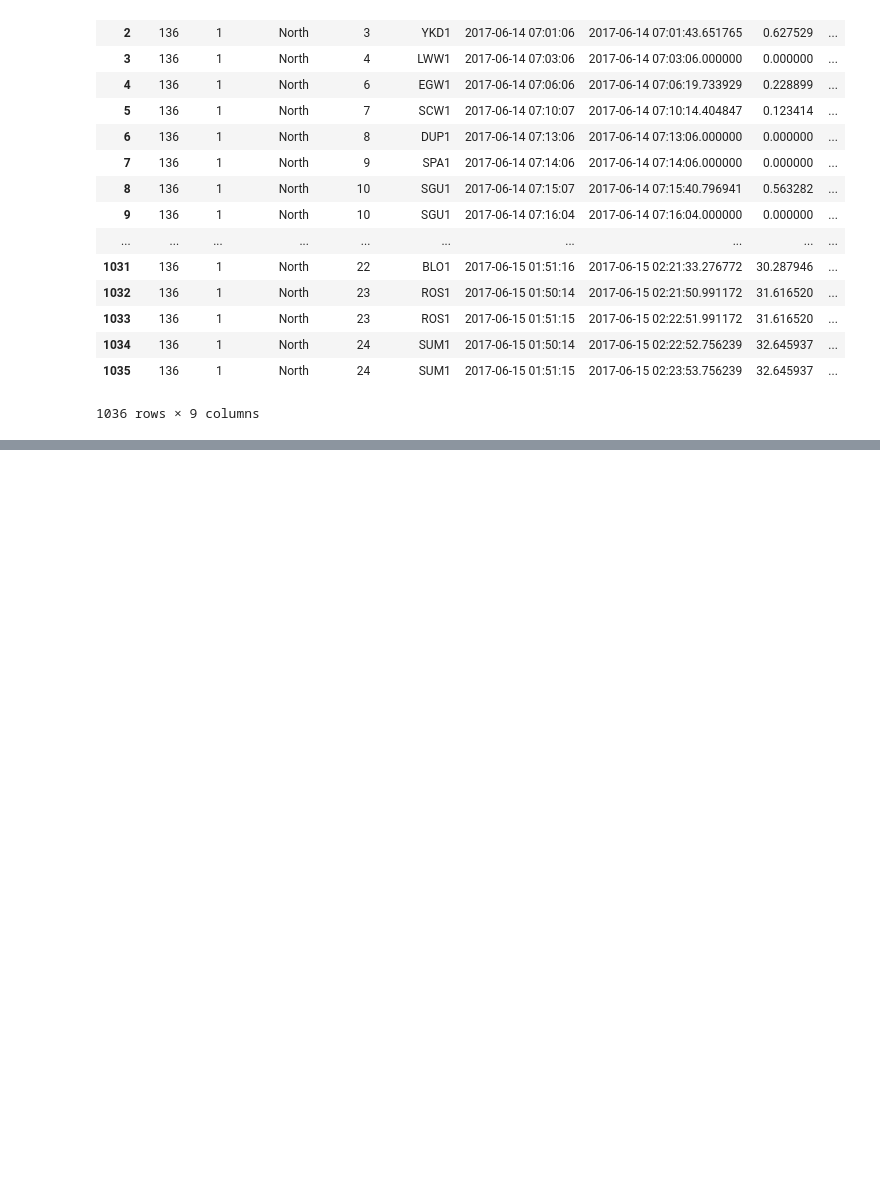
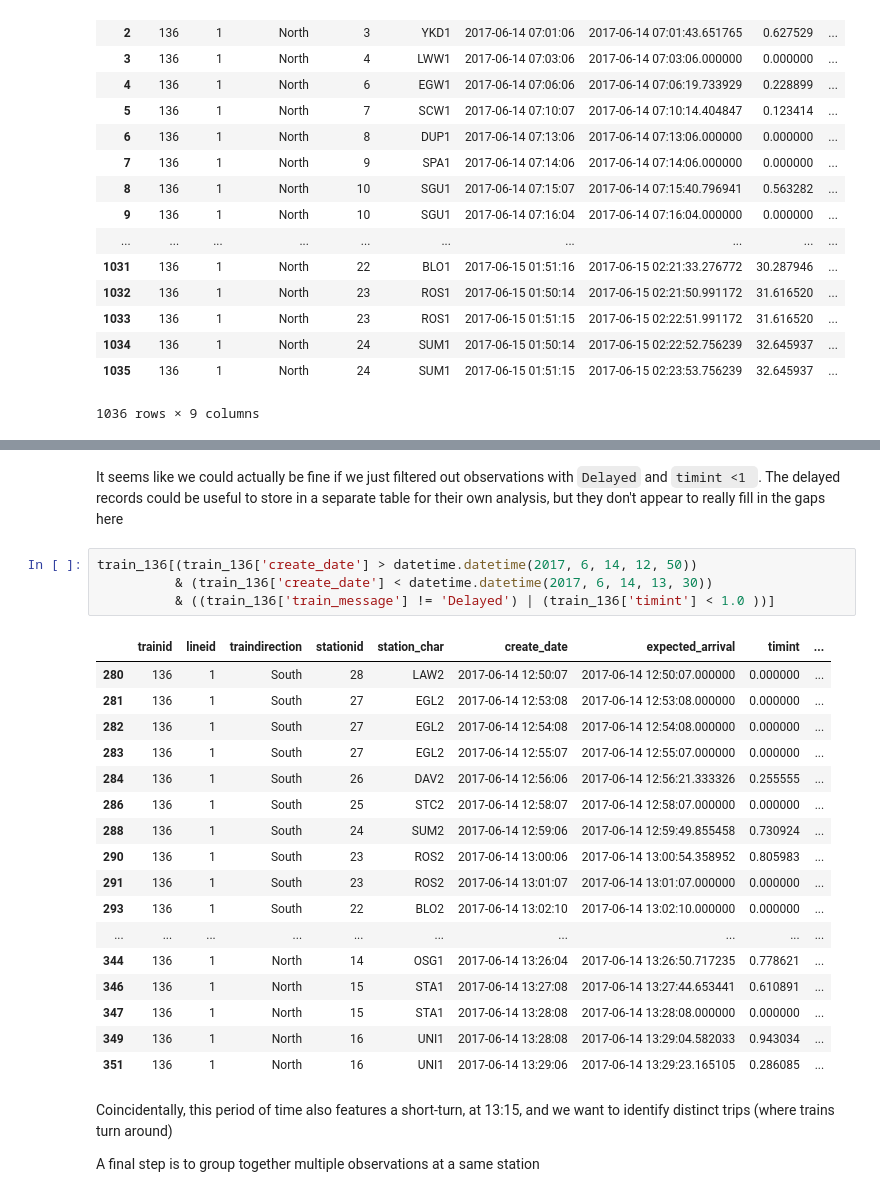
Before and after one commit to CivicTechTO/ttc_subway_times, a Jupyter notebook: doc/Filtering Observed Arrivals.ipynb, the cells around one changed output, grey strips where cells are left out. Drawn from its saved outputs; the diff is of its cells as text; blank space fills up the shorter version.

```diff
--- a/doc/Filtering Observed Arrivals.ipynb
+++ b/doc/Filtering Observed Arrivals.ipynb
@@ -232,0 +308,28 @@ train_136
+# %% [markdown]
+It seems like we could actually be fine if we just filtered out observations with `Delayed` and `timint <1 `. The delayed records could be useful to store in a separate table for their own analysis, but they don't appear to really fill in the gaps here
+# %%
+train_136[(train_136['create_date'] > datetime.datetime(2017, 6, 14, 12, 50))
+          & (train_136['create_date'] < datetime.datetime(2017, 6, 14, 13, 30))
+          & ((train_136['train_message'] != 'Delayed') | (train_136['timint'] < 1.0 ))]
+# %% [output]
+|  | trainid | lineid | traindirection | stationid | station_char | create_date | expected_arrival | timint | ... |
+| 280 | 136 | 1 | South | 28 | LAW2 | 2017-06-14 12:50:07 | 2017-06-14 12:50:07.000000 | 0.000000 | ... |
+| 281 | 136 | 1 | South | 27 | EGL2 | 2017-06-14 12:53:08 | 2017-06-14 12:53:08.000000 | 0.000000 | ... |
+| 282 | 136 | 1 | South | 27 | EGL2 | 2017-06-14 12:54:08 | 2017-06-14 12:54:08.000000 | 0.000000 | ... |
+| 283 | 136 | 1 | South | 27 | EGL2 | 2017-06-14 12:55:07 | 2017-06-14 12:55:07.000000 | 0.000000 | ... |
+| 284 | 136 | 1 | South | 26 | DAV2 | 2017-06-14 12:56:06 | 2017-06-14 12:56:21.333326 | 0.255555 | ... |
+| 286 | 136 | 1 | South | 25 | STC2 | 2017-06-14 12:58:07 | 2017-06-14 12:58:07.000000 | 0.000000 | ... |
+| 288 | 136 | 1 | South | 24 | SUM2 | 2017-06-14 12:59:06 | 2017-06-14 12:59:49.855458 | 0.730924 | ... |
+| 290 | 136 | 1 | South | 23 | ROS2 | 2017-06-14 13:00:06 | 2017-06-14 13:00:54.358952 | 0.805983 | ... |
+| 291 | 136 | 1 | South | 23 | ROS2 | 2017-06-14 13:01:07 | 2017-06-14 13:01:07.000000 | 0.000000 | ... |
+| 293 | 136 | 1 | South | 22 | BLO2 | 2017-06-14 13:02:10 | 2017-06-14 13:02:10.000000 | 0.000000 | ... |
+| ... | ... | ... | ... | ... | ... | ... | ... | ... | ... |
+| 344 | 136 | 1 | North | 14 | OSG1 | 2017-06-14 13:26:04 | 2017-06-14 13:26:50.717235 | 0.778621 | ... |
+| 346 | 136 | 1 | North | 15 | STA1 | 2017-06-14 13:27:08 | 2017-06-14 13:27:44.653441 | 0.610891 | ... |
+| 347 | 136 | 1 | North | 15 | STA1 | 2017-06-14 13:28:08 | 2017-06-14 13:28:08.000000 | 0.000000 | ... |
+| 349 | 136 | 1 | North | 16 | UNI1 | 2017-06-14 13:28:08 | 2017-06-14 13:29:04.582033 | 0.943034 | ... |
+| 351 | 136 | 1 | North | 16 | UNI1 | 2017-06-14 13:29:06 | 2017-06-14 13:29:23.165105 | 0.286085 | ... |
+# %% [markdown]
+Coincidentally, this period of time also features a short-turn, at 13:15, and we want to identify distinct trips (where trains turn around)
+
+A final step is to group together multiple observations at a same station
```
Also changed, not shown: parts of 8 cells of this notebook.
